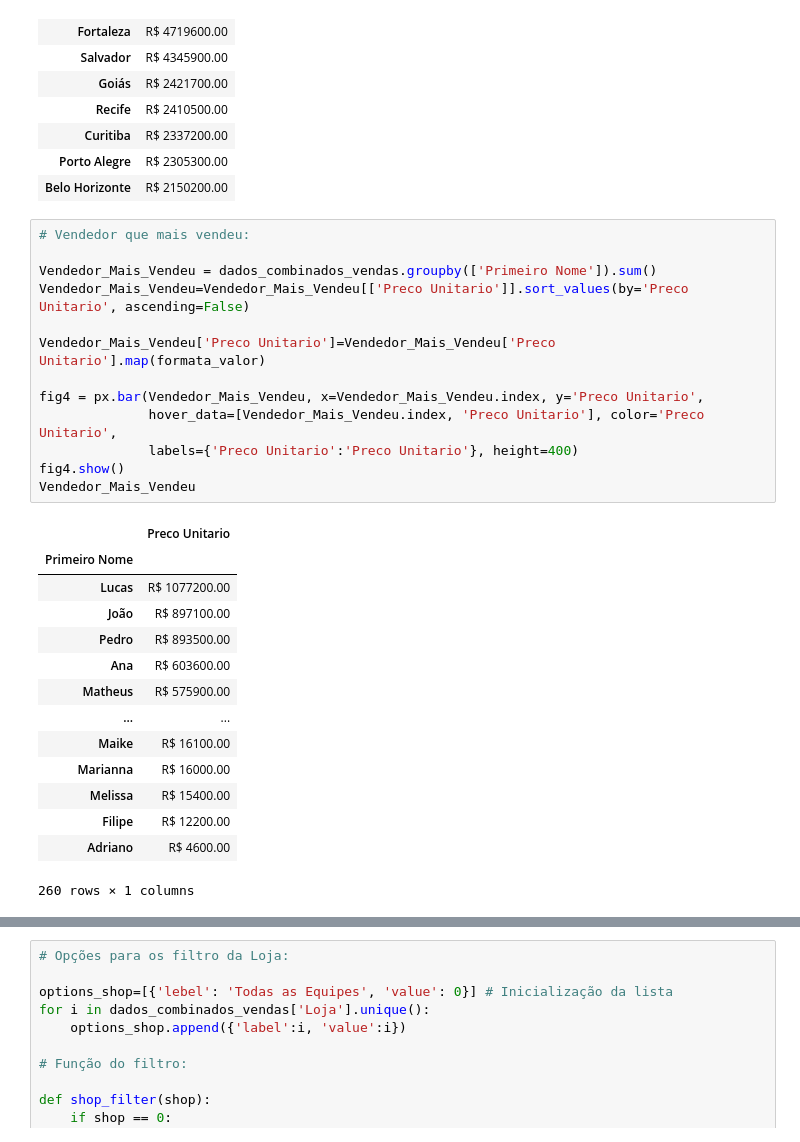
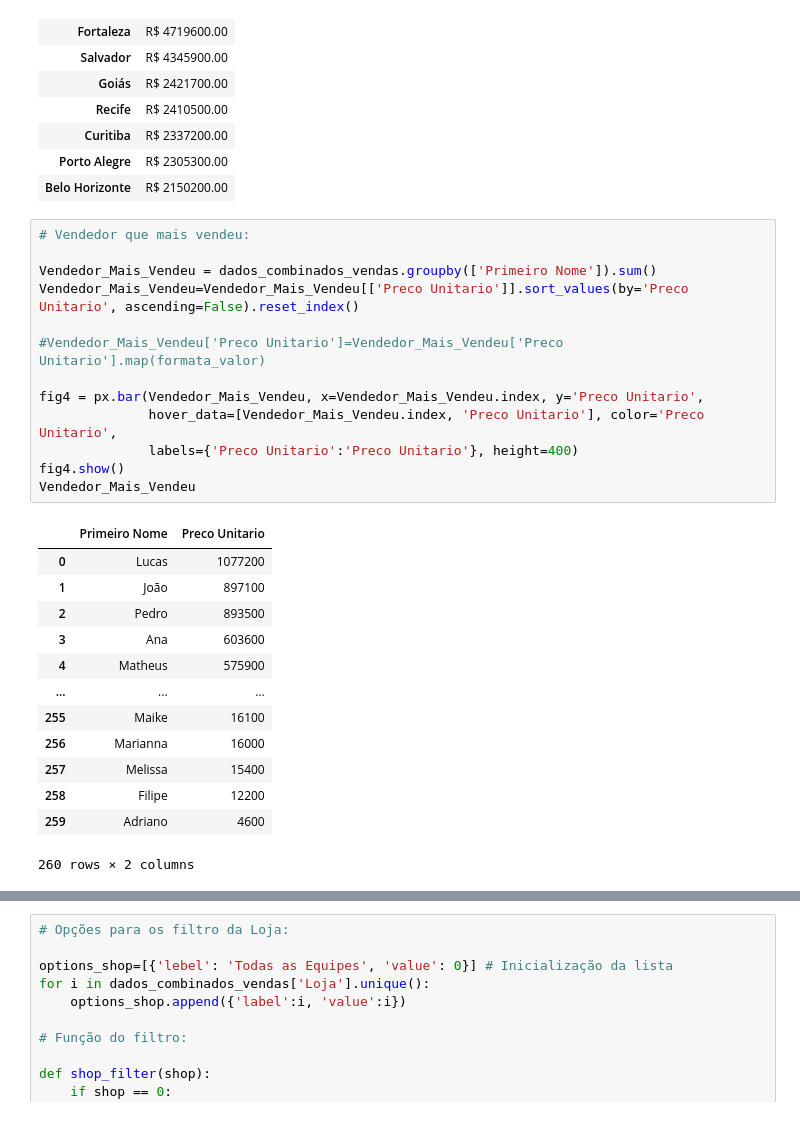
Before and after one commit to VictorSayoan/Analise-De-Dados-E-Automacao-De-Processos, a Jupyter notebook: Projeto_Atualizado_01_Indicadores_de_vendas_e_devoluções/Analise_Vendas.ipynb, the cells around one changed output, grey strips where cells are left out. Cells and saved outputs as stored; diff of their text form.

```diff
--- a/Projeto_Atualizado_01_Indicadores_de_vendas_e_devoluções/Analise_Vendas.ipynb
+++ b/Projeto_Atualizado_01_Indicadores_de_vendas_e_devoluções/Analise_Vendas.ipynb
@@ -90,28 +90,27 @@ Loja_Mais_Vendeu
 # %%
 # Vendedor que mais vendeu:
 
 Vendedor_Mais_Vendeu = dados_combinados_vendas.groupby(['Primeiro Nome']).sum()
-Vendedor_Mais_Vendeu=Vendedor_Mais_Vendeu[['Preco Unitario']].sort_values(by='Preco Unitario', ascending=False)
+Vendedor_Mais_Vendeu=Vendedor_Mais_Vendeu[['Preco Unitario']].sort_values(by='Preco Unitario', ascending=False).reset_index()
 
-Vendedor_Mais_Vendeu['Preco Unitario']=Vendedor_Mais_Vendeu['Preco Unitario'].map(formata_valor)
+#Vendedor_Mais_Vendeu['Preco Unitario']=Vendedor_Mais_Vendeu['Preco Unitario'].map(formata_valor)
 
 fig4 = px.bar(Vendedor_Mais_Vendeu, x=Vendedor_Mais_Vendeu.index, y='Preco Unitario',
               hover_data=[Vendedor_Mais_Vendeu.index, 'Preco Unitario'], color='Preco Unitario',
               labels={'Preco Unitario':'Preco Unitario'}, height=400)
 fig4.show()
 Vendedor_Mais_Vendeu
 # %% [output]
-|  | Preco Unitario |
-| Primeiro Nome |  |
-| Lucas | R$ 1077200.00 |
-| João | R$ 897100.00 |
-| Pedro | R$ 893500.00 |
-| Ana | R$ 603600.00 |
-| Matheus | R$ 575900.00 |
-| ... | ... |
-| Maike | R$ 16100.00 |
-| Marianna | R$ 16000.00 |
-| Melissa | R$ 15400.00 |
-| Filipe | R$ 12200.00 |
-| Adriano | R$ 4600.00 |
+|  | Primeiro Nome | Preco Unitario |
+| 0 | Lucas | 1077200 |
+| 1 | João | 897100 |
+| 2 | Pedro | 893500 |
+| 3 | Ana | 603600 |
+| 4 | Matheus | 575900 |
+| ... | ... | ... |
+| 255 | Maike | 16100 |
+| 256 | Marianna | 16000 |
+| 257 | Melissa | 15400 |
+| 258 | Filipe | 12200 |
+| 259 | Adriano | 4600 |
-260 rows × 1 columns
+260 rows × 2 columns
```
Also changed, not shown: parts of 3 cells of this notebook, 1 other file.
